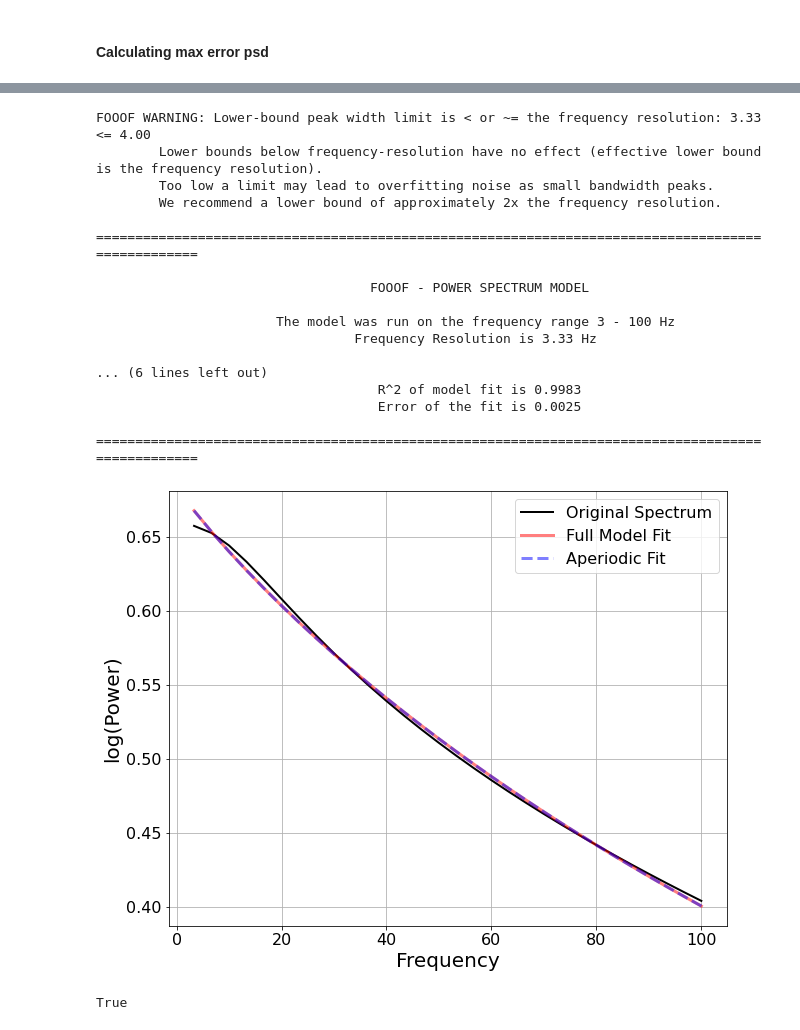
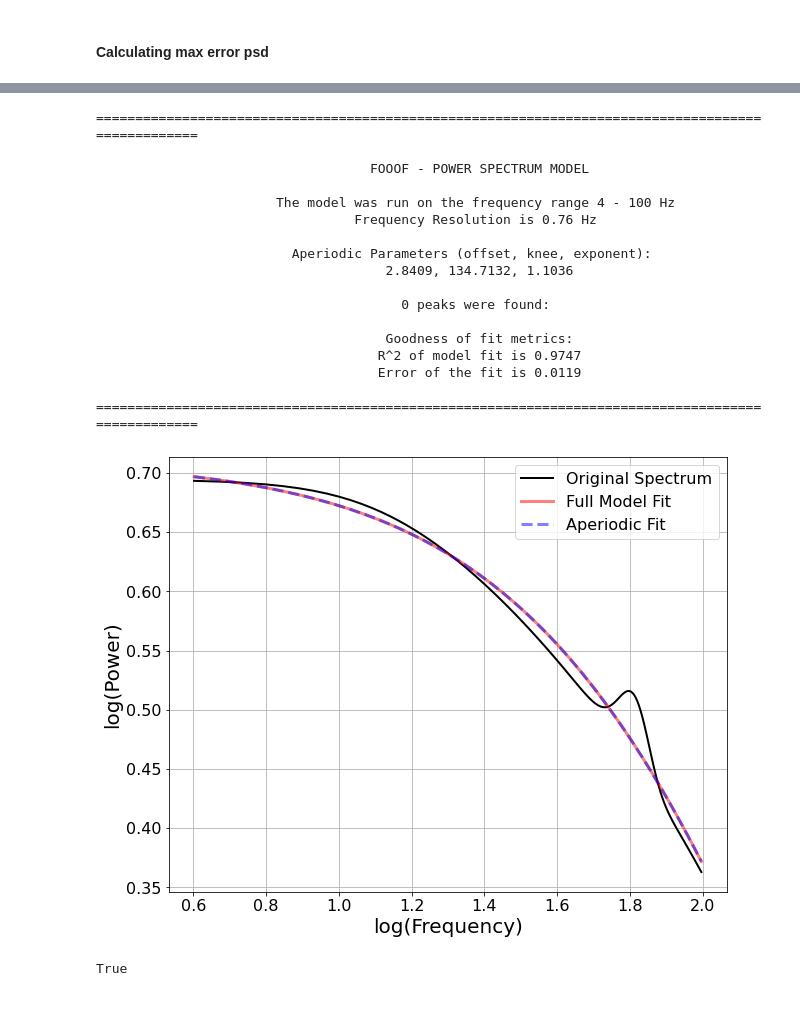
Before and after one commit to voytekresearch/v1_v4_1024_elec, a Jupyter notebook: notebooks/investigate_poor_model_fits.ipynb, the cells around one changed output, grey strips where cells are left out. Saved outputs shown, nothing was run; the diff lists cells and outputs as text; code cells hidden in the pictures.

```diff
--- a/notebooks/investigate_poor_model_fits.ipynb
+++ b/notebooks/investigate_poor_model_fits.ipynb
@@ -64,8 +46,8 @@ SPEC_PARAM_SETTINGS = {
 # Initialize a FOOOFGroup object
 fg_pre = FOOOFGroup()
 fg_post = FOOOFGroup()
-fg_pre.load(r"G:\Shared drives\v1_v4_1024\data\lfp\lfp_params\A_SNR_041018_lfp_pre.csv")
-fg_post.load(r"G:\Shared drives\v1_v4_1024\data\lfp\lfp_params\A_SNR_041018_lfp_post.csv")
+fg_pre.load(f"{EXTERNAL_PATH}/data/lfp/lfp_params/A_SNR_041018_lfp_pre.json")
+fg_post.load(f"{EXTERNAL_PATH}/data/lfp/lfp_params\A_SNR_041018_lfp_post.json")
 # %%
 r_pre = fg_pre.get_params('r_squared')
 r_post = fg_post.get_params('r_squared')
@@ -182,36 +165,37 @@ ax.set(xscale='log', yscale='log')
 # %%
 # re-fit and compare
 
 # unpack
 freq = fm.freqs
 spectrum = fm.fooofed_spectrum_
 spec_param_settings = fm.get_settings()
 freq_range = fm.freq_range
 
 # fit
-fm_refit = FOOOF(*spec_param_settings)
-fm_refit.report(freq, spectrum, freq_range)
+# fm_refit = FOOOF(*spec_param_settings)
+fm_refit = FOOOF(**SPECPARAM_SETTINGS)
+fm_refit.report(freq, spectrum, freq_range, plt_log=True)
 # fm_refit.fit(freq, spectrum, freq_range)
 # fm_refit.print_results()
 # %% [output]
-FOOOF WARNING: Lower-bound peak width limit is < or ~= the frequency resolution: 3.33 <= 4.00
-        Lower bounds below frequency-resolution have no effect (effective lower bound is the frequency resolution).
-        Too low a limit may lead to overfitting noise as small bandwidth peaks.
-        We recommend a lower bound of approximately 2x the frequency resolution.
-
 ==================================================================================================
 
                                    FOOOF - POWER SPECTRUM MODEL
 
-                       The model was run on the frequency range 3 - 100 Hz
-                                 Frequency Resolution is 3.33 Hz
+                       The model was run on the frequency range 4 - 100 Hz
+                                 Frequency Resolution is 0.76 Hz
 
-... (6 lines left out)
-                                    R^2 of model fit is 0.9983
-                                    Error of the fit is 0.0025
+                         Aperiodic Parameters (offset, knee, exponent):
+                                     2.8409, 134.7132, 1.1036
+
+                                       0 peaks were found:
+
+                                     Goodness of fit metrics:
+                                    R^2 of model fit is 0.9747
+                                    Error of the fit is 0.0119
 
 ==================================================================================================
-[figure, old version]
+[figure, new version]
 # %%
 # check if data was corrupted during saving/loading (accidentally saved as csv)
 
```
Also changed, not shown: parts of 12 cells of this notebook.
